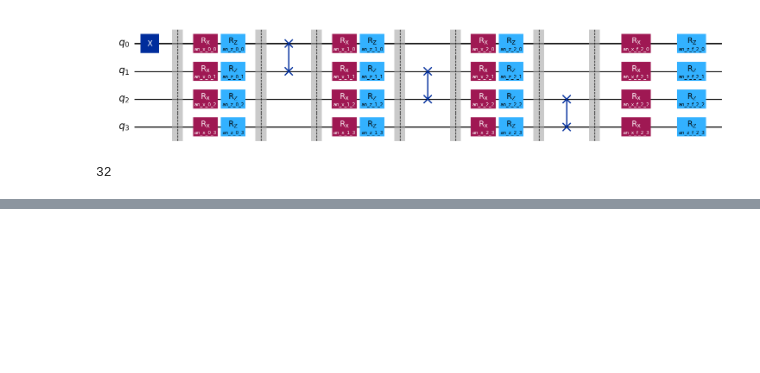
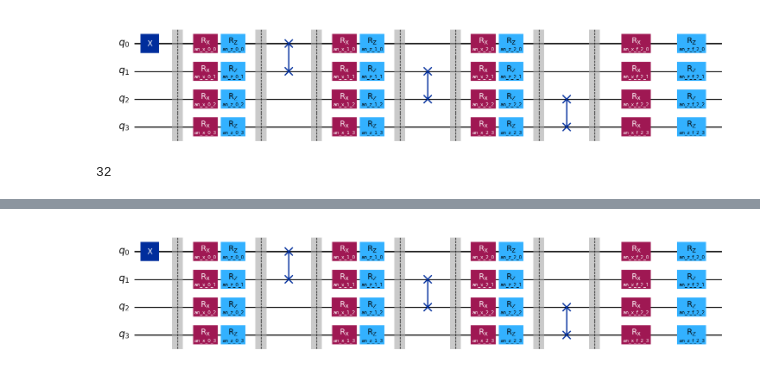
Before and after one commit to sofips/optimal_qst, a Jupyter notebook: Swap_swap_swap.ipynb, the cells around one changed output, grey strips where cells are left out. Saved outputs shown, nothing was run; the diff lists cells and outputs as text; code cells hidden in the pictures; blank space fills up the shorter version.

```diff
--- a/Swap_swap_swap.ipynb
+++ b/Swap_swap_swap.ipynb
@@ -161,0 +192,27 @@ NameError: name 'res' is not defined
+# %%
+nqubit=4
+qc3=QuantumCircuit(nqubit)
+c_depth=nqubit-1
+
+qc3.x(0)
+qc3.barrier()
+for d in range(c_depth):
+    #U_out.add_gate(time_evol_gate)
+
+    for i in range(nqubit):
+        angle = Parameter(f'an_x_{d}_{i}')#2.0 * np.pi * np.random.rand()
+        qc3.rx(angle,i)
+        angle = Parameter(f'an_z_{d}_{i}')#2.0 * np.pi * np.random.rand()
+        qc3.rz(angle,i)
+    qc3.barrier()
+    qc3.swap(d,d+1)
+    qc3.barrier()
+for i in range(nqubit):
+    angle = Parameter(f'an_x_f_{d}_{i}')#2.0 * np.pi * np.random.rand()
+    qc3.rx(angle,i)
+    angle = Parameter(f'an_z_f_{d}_{i}')#2.0 * np.pi * np.random.rand()
+    qc3.rz(angle,i)
+
+qc3.draw("mpl", style="iqp")
+# %% [output]
+[figure, added]
```
Also changed, not shown: parts of 17 cells of this notebook, 1 other file.
